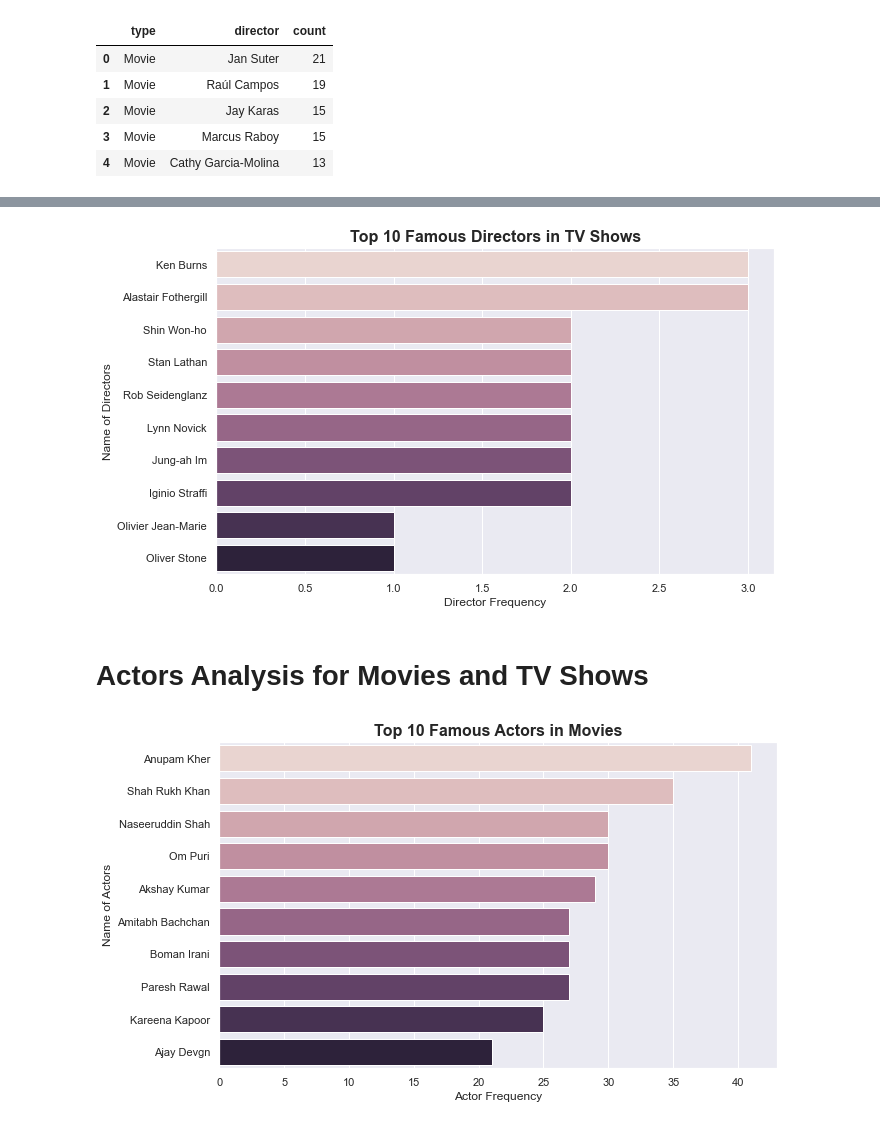
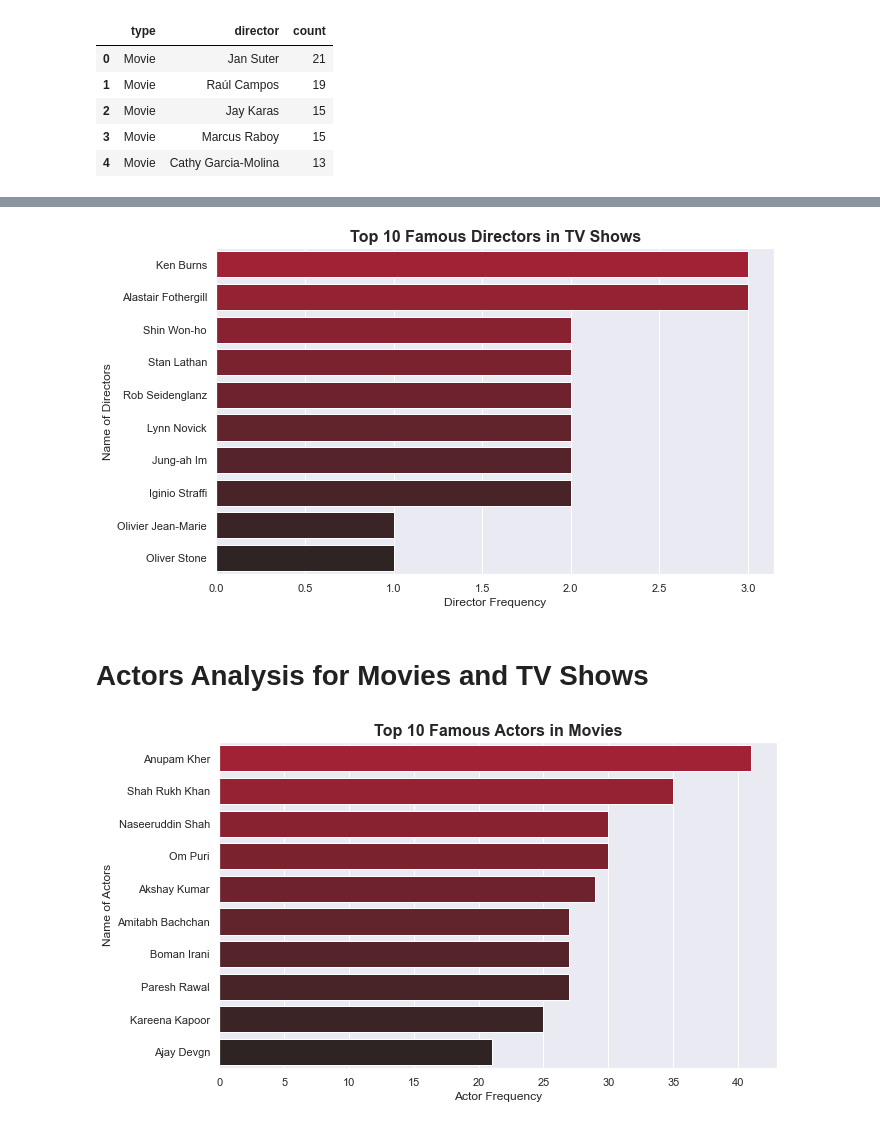
Before and after one commit to AlejandroDeLaCruz/Netflix-Analysis, a Jupyter notebook: Netflix.ipynb, the cells around one changed output, grey strips where cells are left out. Drawn from its saved outputs; the diff is of its cells as text; code cells hidden in the pictures.

```diff
--- a/Netflix.ipynb
+++ b/Netflix.ipynb
@@ -50,7 +50,12 @@ netflix['cast'] = netflix['cast'].fillna(value = 'No Cast')
 netflix['country'] = netflix['country'].fillna(value = 'United States')
 netflix['date_added'] = netflix['date_added'].fillna(value = datetime.datetime(2020, 1,1))
 netflix['rating'] = netflix['rating'].fillna(value = 'Other')
+
+# lump together least/most common factor levels into "other"
 netflix['rating'] = fct_lump(netflix['rating'], n = 5)
+
+# getting the months from the dates
+netflix['month'] = pd.to_datetime(netflix['date_added']).dt.month
 # %%
 (netflix.isnull().sum()/len(netflix)) * 100
 # %% [output]
@@ -220,9 +230,9 @@ tv_movies_count.head()
 | 3 | Movie | 1945 | 3 |
 | 4 | Movie | 1946 | 1 |
 # %%
-sns.set_palette("husl")
 plt.figure(figsize = (10, 6))
-sns.lineplot(x = 'release_year', y = 'count', hue = 'type', data = tv_movies_count)
+sns.lineplot(x = 'release_year', y = 'count', hue = 'type', data = tv_movies_count,
+             palette = sns.dark_palette(color = '#b60c26', n_colors = 2, reverse = True, input = 'hsl'))
 plt.title('The Growth of Movies/TV Shows over the years', fontdict = {'fontsize': 16, 'fontweight': 'bold'})
 plt.xlabel('Release Year')
 plt.ylabel('Frequency')
@@ -280,13 +333,14 @@ directors_tv.reset_index(level=[0,1], inplace=True)
 directors_tv.rename(columns = {0: 'count'}, inplace= True)
 # %%
 plt.figure(figsize =(10,6))
-sns.barplot(x = 'count', y = 'director', data = directors_tv, palette = sns.cubehelix_palette(10))
+sns.barplot(x = 'count', y = 'director', data = directors_tv,
+            palette = sns.dark_palette(color = '#b60c26', n_colors = 10, reverse = True, input = 'hsl'))
 plt.title('Top 10 Famous Directors in TV Shows', fontdict = {'fontsize': 16, 'fontweight': 'bold'})
 plt.xlabel('Director Frequency')
 plt.ylabel('Name of Directors')
 plt.show()
 # %% [output]
-[figure, old version]
+[figure, new version]
 # %% [markdown]
 # Actors Analysis for Movies and TV Shows
 # %%
@@ -306,13 +360,15 @@ actors_movies.reset_index(level=[0,1], inplace=True)
 actors_movies.rename(columns = {0: 'count'}, inplace= True)
 # %%
 plt.figure(figsize=(10,6))
-sns.barplot(x = 'count', y = 'cast', data = actors_movies, palette = sns.cubehelix_palette(10))
+
+sns.barplot(x = 'count', y = 'cast', data = actors_movies,
+            palette = sns.dark_palette(color = '#b60c26', n_colors = 10, reverse = True, input = 'hsl'))
 plt.title('Top 10 Famous Actors in Movies', fontdict = {'fontsize': 16, 'fontweight': 'bold'})
 plt.xlabel('Actor Frequency')
 plt.ylabel('Name of Actors')
 plt.show()
 # %% [output]
-[figure, old version]
+[figure, new version]
 # %%
 actors_tv = actor_data[(actor_data['type'] == 'TV Show') & (actor_data['cast'] != 'No Cast')].value_counts().nlargest(10).to_frame()
 actors_tv.reset_index(level=[0,1], inplace=True)
```
Also changed, not shown: parts of 11 cells of this notebook.
